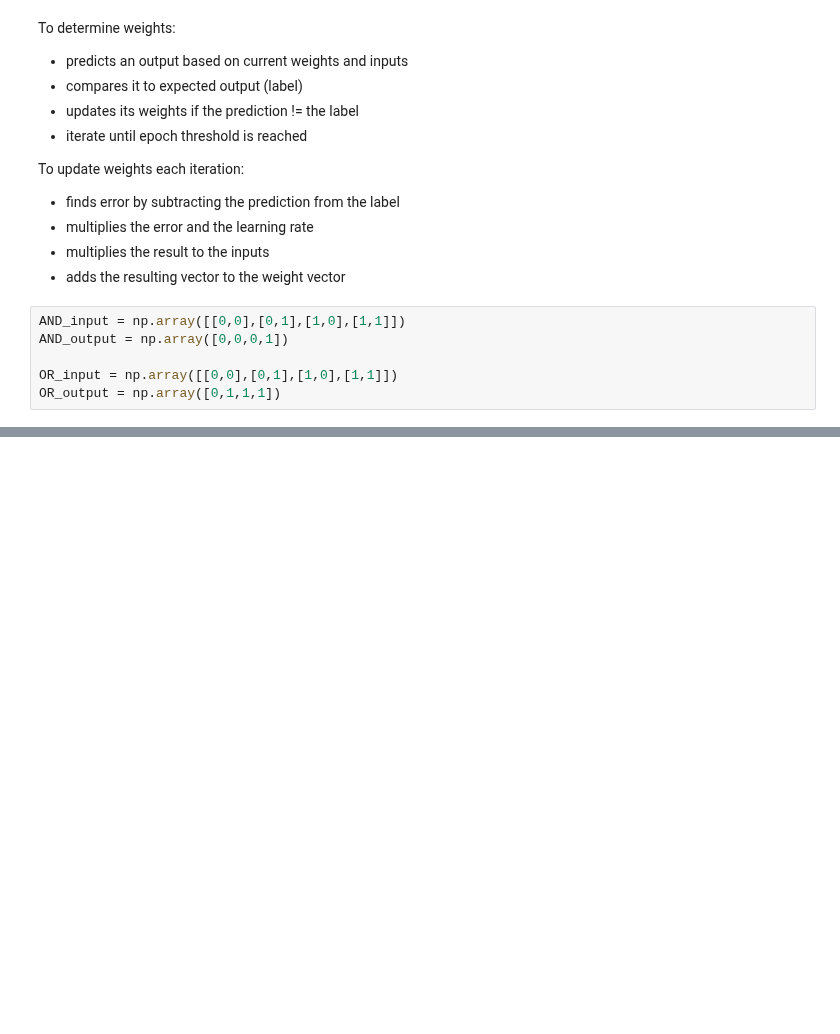
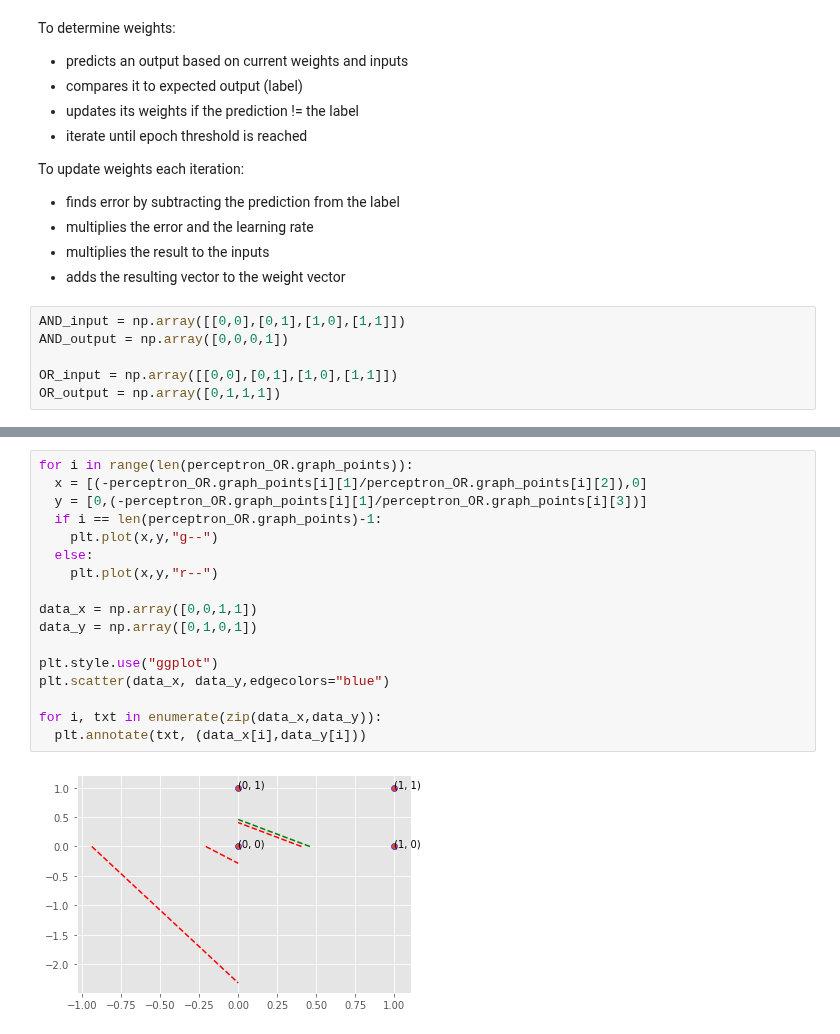
Before and after one commit to LordLean/Acquired-Intelligence-Adaptive-Behaviour, a Jupyter notebook: AIAB_Labs/Perceptron_Logical.ipynb, the cells around one changed output, grey strips where cells are left out. Cells and saved outputs as stored; diff of their text form; blank space fills up the shorter version.

```diff
--- a/AIAB_Labs/Perceptron_Logical.ipynb
+++ b/AIAB_Labs/Perceptron_Logical.ipynb
@@ -73,0 +145,19 @@ Input: [1 1] 1 Output
+# %%
+for i in range(len(perceptron_OR.graph_points)):
+  x = [(-perceptron_OR.graph_points[i][1]/perceptron_OR.graph_points[i][2]),0]
+  y = [0,(-perceptron_OR.graph_points[i][1]/perceptron_OR.graph_points[i][3])]
+  if i == len(perceptron_OR.graph_points)-1:
+    plt.plot(x,y,"g--")
+  else:
+    plt.plot(x,y,"r--")
+
+data_x = np.array([0,0,1,1])
+data_y = np.array([0,1,0,1])
+
+plt.style.use("ggplot")
+plt.scatter(data_x, data_y,edgecolors="blue")
+
+for i, txt in enumerate(zip(data_x,data_y)):
+  plt.annotate(txt, (data_x[i],data_y[i]))
+# %% [output]
+[figure, added]
```
Also changed, not shown: parts of 9 cells of this notebook.
